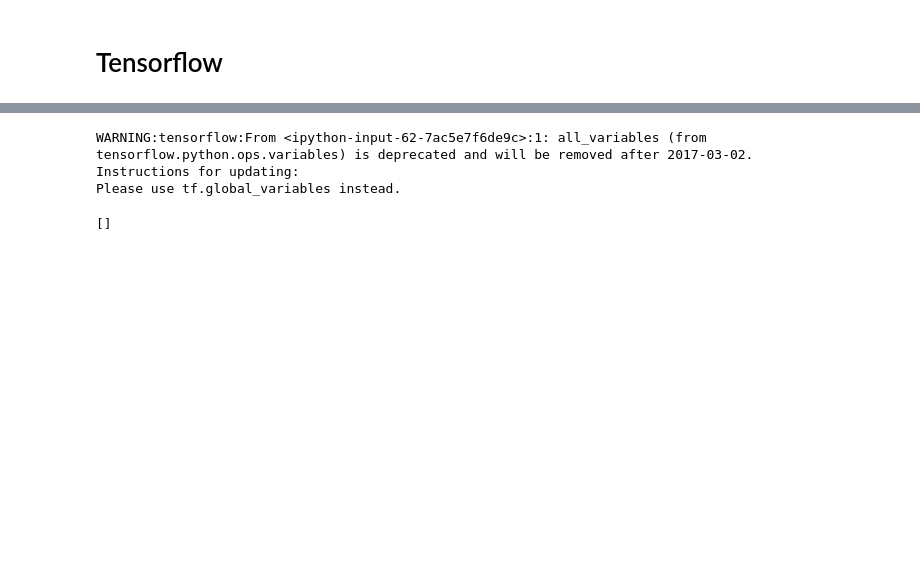
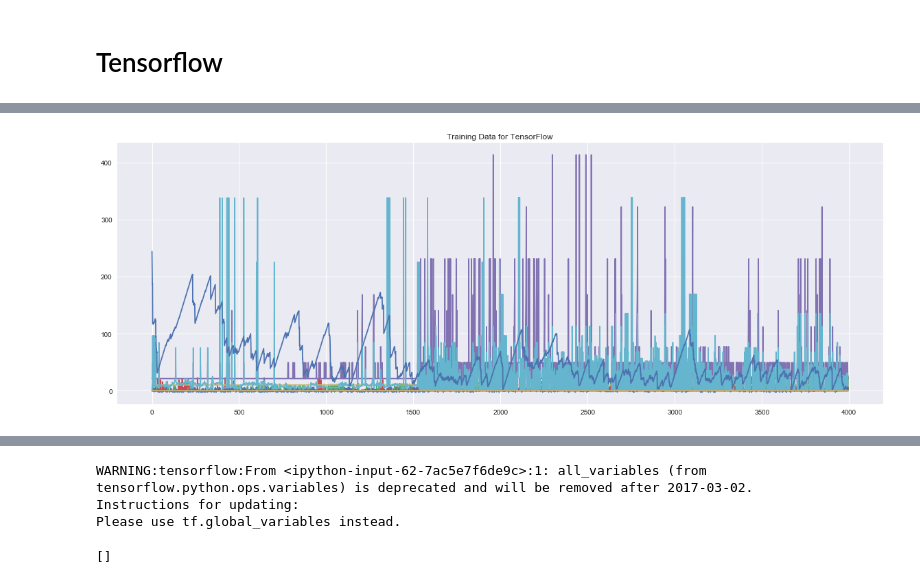
Before and after one commit to LouisEchard/ML_MiniProjects, a Jupyter notebook: WaitingTimePredictionPart1 - v2.ipynb, the cells around one changed output, grey strips where cells are left out. Drawn from its saved outputs; the diff is of its cells as text; code cells hidden in the pictures; blank space fills up the shorter version.

```diff
--- a/WaitingTimePredictionPart1 - v2.ipynb
+++ b/WaitingTimePredictionPart1 - v2.ipynb
@@ -269,3 +283,10 @@ local variable 'timeOfTrade' referenced before assignment
+# %%
+plt.figure(figsize=(20,7))
+plt.title('Training Data for TensorFlow')
+plt.plot(WaitingTimeAndTrade)
+plt.show()
+# %% [output]
+[figure, added]
 # %%
 plt.figure(figsize=(20,7))
 plt.title('Training Data for TensorFlow')
```
Also changed, not shown: parts of 5 cells of this notebook.
